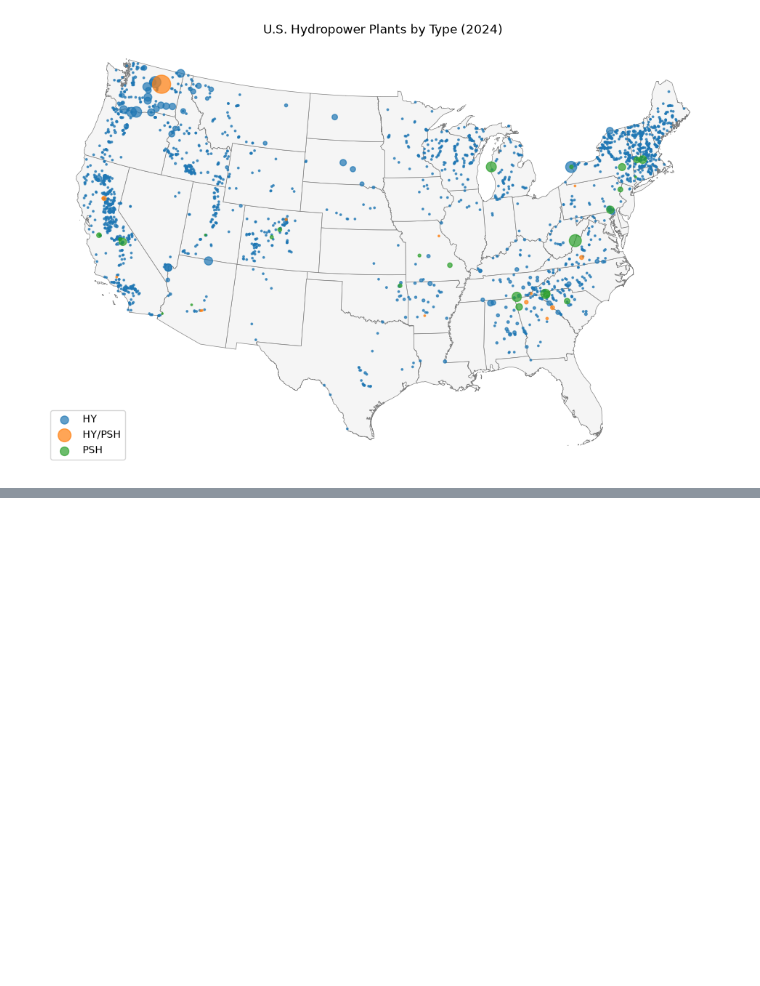
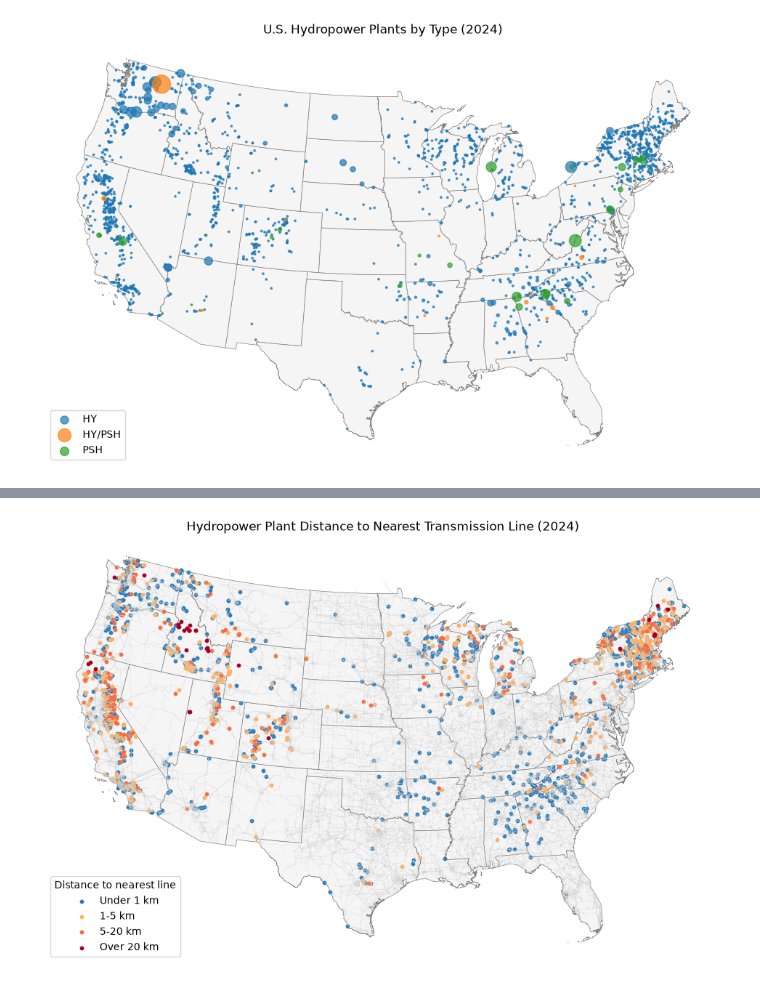
Before and after one commit to lexileach/renewable_transmission, a Jupyter notebook: hydropower/hydropower.ipynb, the cells around one changed output, grey strips where cells are left out. Saved outputs shown, nothing was run; the diff lists cells and outputs as text; code cells hidden in the pictures; blank space fills up the shorter version.

```diff
--- a/hydropower/hydropower.ipynb
+++ b/hydropower/hydropower.ipynb
@@ -146,0 +181,19 @@ plt.show()
+# %%
+from matplotlib.colors import ListedColormap
+
+colors = ListedColormap(["#2c7bb6", "#fdae61", "#f46d43", "#a50026"])
+
+result_sorted = result.sort_values("dist_km").to_crs("EPSG:5070")   # far plants drawn on top
+
+fig, ax = plt.subplots(figsize=(12, 8))
+states48.plot(ax=ax, color="whitesmoke", edgecolor="gray", linewidth=0.5)
+lines48.plot(ax=ax, color="lightgray", linewidth=0.2)
+result_sorted.plot(ax=ax, column="dist_group", categorical=True, cmap=colors,
+                   legend=True, markersize=10,
+                   legend_kwds={"title": "Distance to nearest line"})
+ax.set_title("Hydropower Plant Distance to Nearest Transmission Line (2024)")
+ax.set_axis_off()
+fig.savefig("hydro_distance_map.pdf", bbox_inches="tight")
+plt.show()
+# %% [output]
+[figure, added]
```
Also changed, not shown: parts of 12 cells of this notebook, 4 other files.
